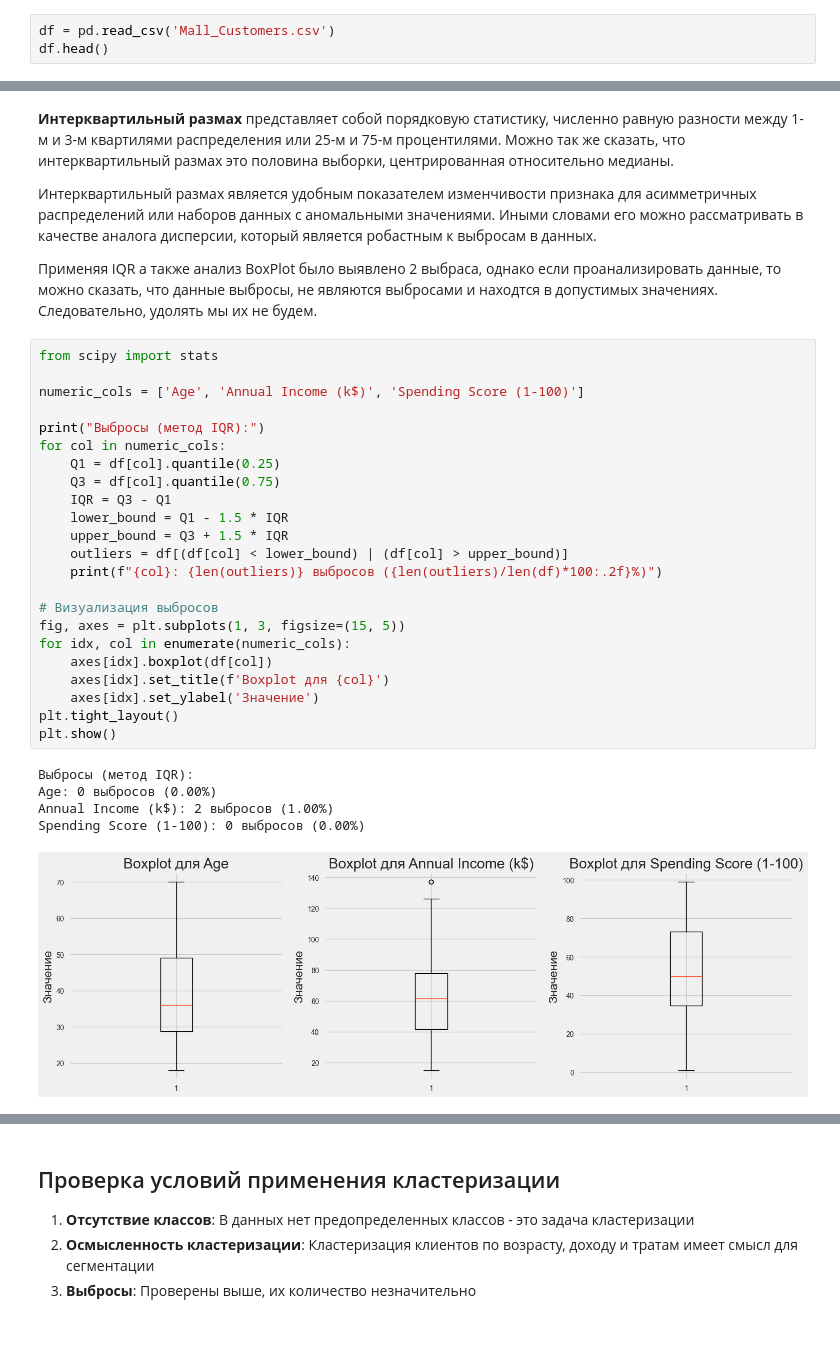
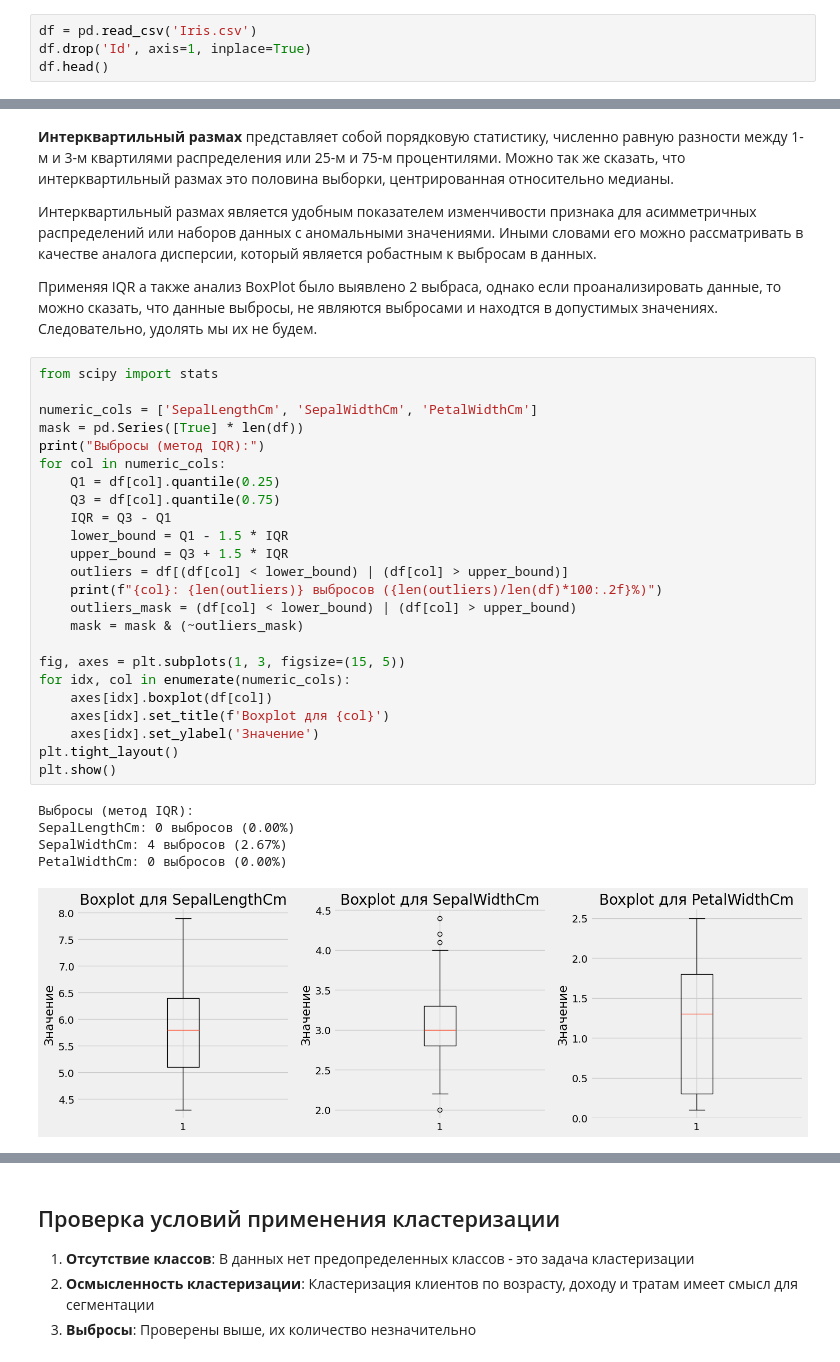
Before and after one commit to Heznad/Ai, a Jupyter notebook: 4laba/clustering_analysis.ipynb, the cells around one changed output, grey strips where cells are left out. Drawn from its saved outputs; the diff is of its cells as text; blank space fills up the shorter version.

```diff
--- a/4laba/clustering_analysis.ipynb
+++ b/4laba/clustering_analysis.ipynb
@@ -40,4 +57,5 @@ warnings.filterwarnings("ignore")
 # %%
-df = pd.read_csv('Mall_Customers.csv')
+df = pd.read_csv('Iris.csv')
+df.drop('Id', axis=1, inplace=True)
 df.head()
 # %% [output]
@@ -132,29 +161,30 @@ dtype: int64
 # %%
 from scipy import stats
 
-numeric_cols = ['Age', 'Annual Income (k$)', 'Spending Score (1-100)']
-
+numeric_cols = ['SepalLengthCm', 'SepalWidthCm', 'PetalWidthCm']
+mask = pd.Series([True] * len(df))
 print("Выбросы (метод IQR):")
 for col in numeric_cols:
     Q1 = df[col].quantile(0.25)
     Q3 = df[col].quantile(0.75)
     IQR = Q3 - Q1
     lower_bound = Q1 - 1.5 * IQR
     upper_bound = Q3 + 1.5 * IQR
     outliers = df[(df[col] < lower_bound) | (df[col] > upper_bound)]
     print(f"{col}: {len(outliers)} выбросов ({len(outliers)/len(df)*100:.2f}%)")
+    outliers_mask = (df[col] < lower_bound) | (df[col] > upper_bound)
+    mask = mask & (~outliers_mask)
 
-# Визуализация выбросов
 fig, axes = plt.subplots(1, 3, figsize=(15, 5))
 for idx, col in enumerate(numeric_cols):
     axes[idx].boxplot(df[col])
     axes[idx].set_title(f'Boxplot для {col}')
     axes[idx].set_ylabel('Значение')
 plt.tight_layout()
 plt.show()
 # %% [output]
 Выбросы (метод IQR):
-Age: 0 выбросов (0.00%)
-Annual Income (k$): 2 выбросов (1.00%)
-Spending Score (1-100): 0 выбросов (0.00%)
+SepalLengthCm: 0 выбросов (0.00%)
+SepalWidthCm: 4 выбросов (2.67%)
+PetalWidthCm: 0 выбросов (0.00%)
-[figure, old version]
+[figure, new version]
```
Also changed, not shown: parts of 35 cells of this notebook, 2 other files.
